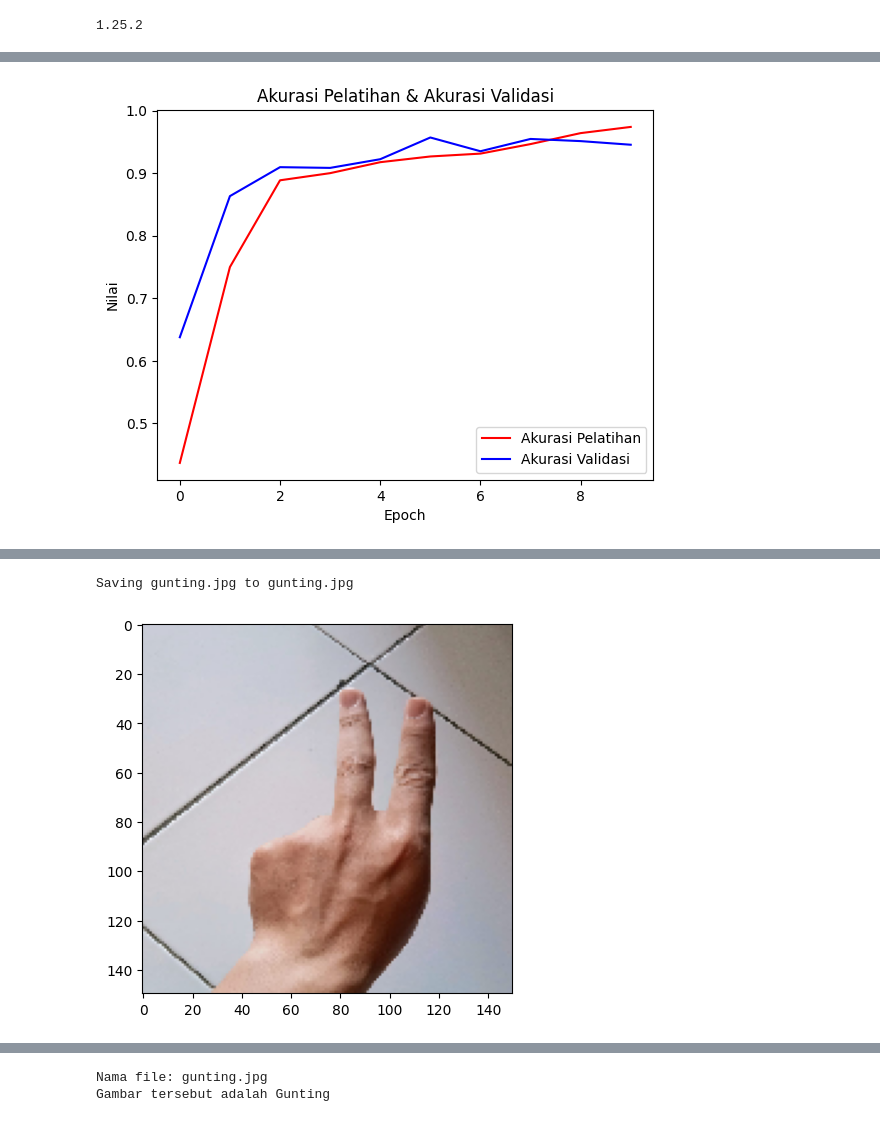
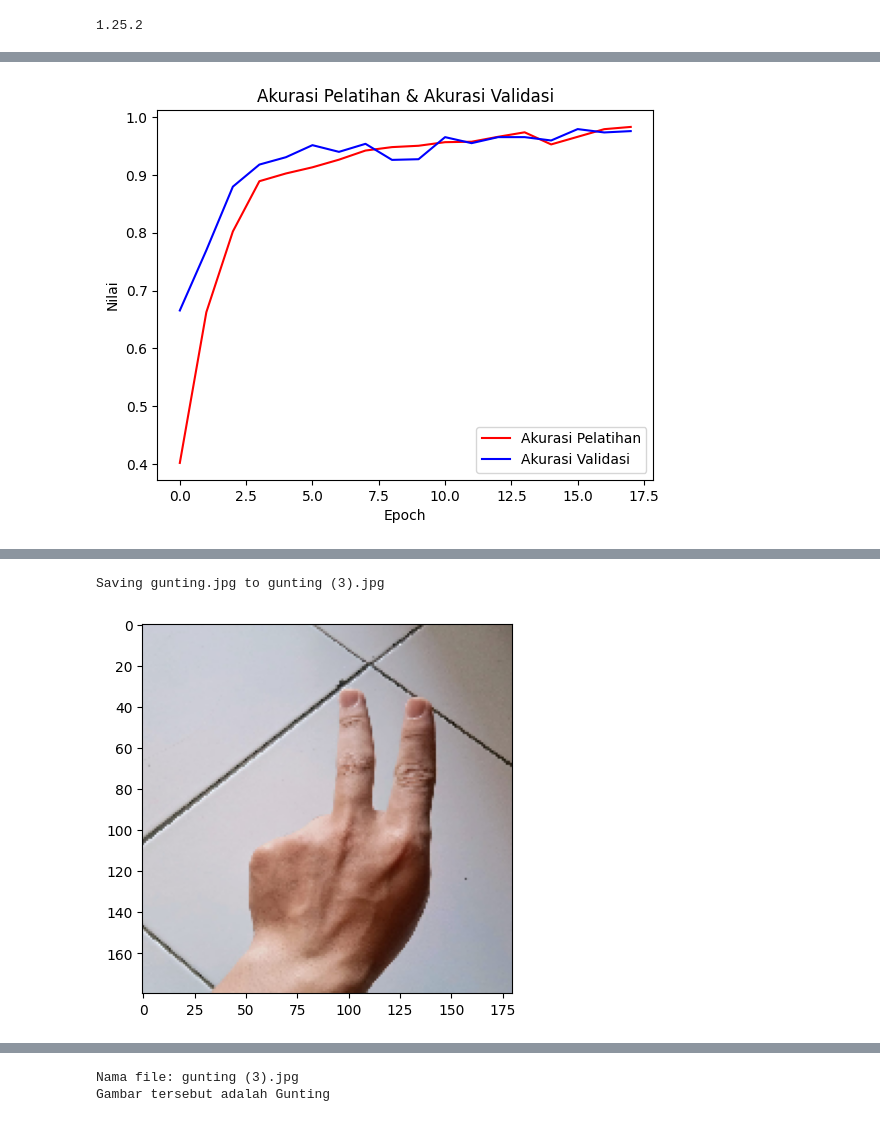
Before and after one commit to MuhamadLutfi20/Dicoding-Indonesia, a Jupyter notebook: Proyek_Akhir_Klasifikasi_Gambar_dicoding_.ipynb, the cells around one changed output, grey strips where cells are left out. Saved outputs shown, nothing was run; the diff lists cells and outputs as text; code cells hidden in the pictures.

```diff
--- a/Proyek_Akhir_Klasifikasi_Gambar_dicoding_.ipynb
+++ b/Proyek_Akhir_Klasifikasi_Gambar_dicoding_.ipynb
@@ -75,15 +81,15 @@ zip_ref.close()
 # Membuat kelas myCallback yang merupakan turunan dari tf.keras.callbacks.Callback
 class myCallback(tf.keras.callbacks.Callback):
 
-  # Mendefinisikan metode on_epoch_end yang akan dipanggil pada akhir setiap epoch saat pelatihan
-  def on_epoch_end(self, epoch, logs={}):
+    # Mendefinisikan metode on_epoch_end yang akan dipanggil pada akhir setiap epoch saat pelatihan
+    def on_epoch_end(self, epoch, logs={}):
 
-    # Memeriksa apakah nilai akurasi (accuracy) pada logs lebih besar dari 0.97
-    if(logs.get('accuracy') > 0.97):
+        # Memeriksa apakah nilai akurasi (accuracy) pada logs lebih besar dari 0.98
+        if logs.get('accuracy') > 0.98:
 
-      # Jika akurasi melewati 97%, cetak pesan berikut dan hentikan proses training
-      print("\nAkurasi melampaui 97%, menghentikan proses pelatihan!")
-      self.model.stop_training = True
+            # Jika akurasi melewati 98%, cetak pesan berikut dan hentikan proses training
+            print("\nAkurasi melampaui 98%, menghentikan proses pelatihan!")
+            self.model.stop_training = True
 
 # Membuat objek callbacks yang merupakan instance dari kelas myCallback
 callbacks = myCallback()
@@ -193,7 +205,7 @@ test_datagen = ImageDataGenerator(
 # Generator data untuk pelatihan (train)
 train_generator = train_datagen.flow_from_directory(
     train_dir,                  # Direktori data pelatihan
-    target_size=(150, 150),     # Ukuran gambar: 150x150 piksel
+    target_size=(180, 180),     # Ukuran gambar: 180x180 piksel
     batch_size=32,              # Ukuran batch data: 32
     class_mode='categorical'    # Mode klasifikasi: kategori
 )
@@ -201,7 +213,7 @@ train_generator = train_datagen.flow_from_directory(
 # Generator data untuk validasi (validation)
 validation_generator = test_datagen.flow_from_directory(
     validation_dir,             # Direktori data validasi
-    target_size=(150, 150),     # Ukuran gambar: 150x150 piksel
+    target_size=(180, 180),     # Ukuran gambar: 180x180 piksel
     batch_size=32,              # Ukuran batch data: 32
     class_mode='categorical'    # Mode klasifikasi: kategori
 )
@@ -213,7 +225,7 @@ import tensorflow as tf
 
 # Membuat model Sequential
 model = tf.keras.models.Sequential([
-    tf.keras.layers.Conv2D(32, (3, 3), activation='relu', input_shape=(150, 150, 3)),  # Konvolusi pertama
+    tf.keras.layers.Conv2D(32, (3, 3), activation='relu', input_shape=(180, 180, 3)),  # Konvolusi pertama
     tf.keras.layers.MaxPooling2D(2, 2),  # MaxPooling pertama
 
     tf.keras.layers.Conv2D(64, (3, 3), activation='relu'),  # Konvolusi kedua
@@ -301,4 +314,5 @@ plt.show()                                                             # Menampi
 # %%
+
 # Grafik Akurasi Pelatihan dan Akurasi Validasi
 plt.plot(history.history['accuracy'], 'r', label='Akurasi Pelatihan')         # Kurva Akurasi Pelatihan (warna merah)
 plt.plot(history.history['val_accuracy'], 'b', label='Akurasi Validasi')      # Kurva Akurasi Validasi (warna biru)
@@ -310,35 +324,35 @@ plt.legend(loc="lower right")                                                # L
 
 plt.show()                                                                   # Menampilkan grafik
 # %% [output]
-[figure, old version]
+[figure, new version]
 # %%
 # Import library yang diperlukan
 from google.colab import files
 from keras.preprocessing import image
 import matplotlib.pyplot as plt
 import numpy as np
 
 # Unggah gambar dari perangkat lokal ke Colab
 uploaded = files.upload()
 
 # Proses setiap gambar yang diunggah
 for fn in uploaded.keys():
     path = fn
     # Memuat dan menyesuaikan ukuran gambar
-    img = image.load_img(path, target_size=(150, 150))
+    img = image.load_img(path, target_size=(180, 180))
 
     # Menampilkan gambar yang diunggah
     plt.imshow(img)
     plt.show()
 
     # Mengonversi gambar menjadi larik
     x = image.img_to_array(img)
     x = np.expand_dims(x, axis=0)
 
     # Memproses gambar dengan model yang telah dilatih
     images = np.vstack([x])
     classes = model.predict(images, batch_size=10)  # Melakukan prediksi dengan model
 # %% [output]
 [interactive output not drawn]
-Saving gunting.jpg to gunting.jpg
+Saving gunting.jpg to gunting (3).jpg
-[figure, old version]
+[figure, new version]
@@ -355,5 +369,5 @@ elif classes[0, 1] != 0:
 else:
     print('Gambar tersebut adalah Kertas')
 # %% [output]
-Nama file: gunting.jpg
+Nama file: gunting (3).jpg
 Gambar tersebut adalah Gunting
```
Also changed, not shown: parts of 14 cells of this notebook.
